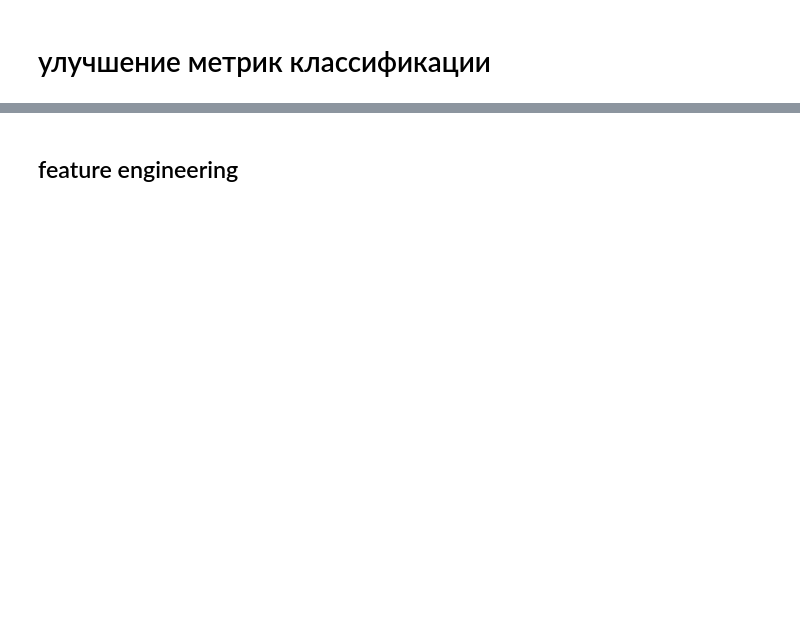
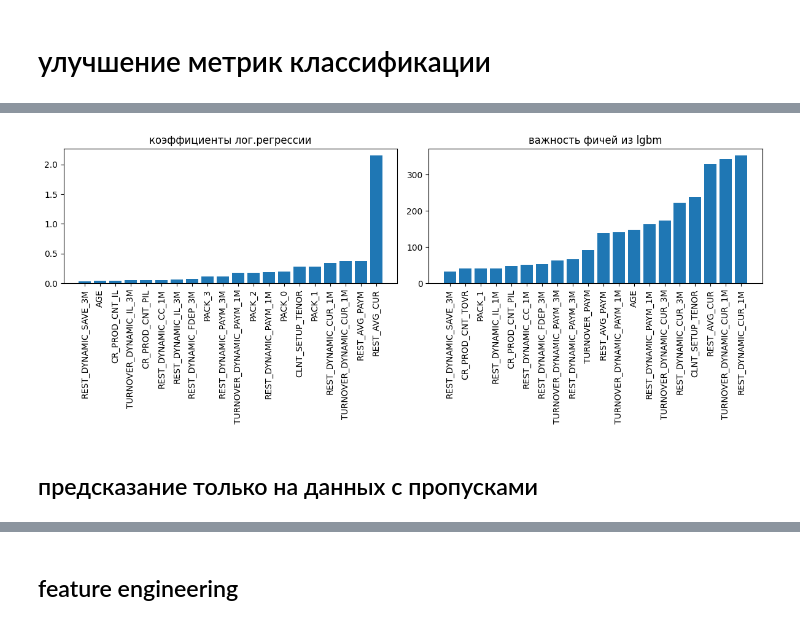
Before and after one commit to ArtemGusenkov/projects, a Jupyter notebook: customer-churn-prediction/notebooks/main.ipynb, the cells around one changed output, grey strips where cells are left out. Drawn from its saved outputs; the diff is of its cells as text; code cells hidden in the pictures; blank space fills up the shorter version.

```diff
--- a/customer-churn-prediction/notebooks/main.ipynb
+++ b/customer-churn-prediction/notebooks/main.ipynb
@@ -94,0 +108,6 @@ ROC AUC: 0.7206533458957938
+# %%
+ppf.feat_plot(lr, lgbm)
+# %% [output]
+[figure, added]
+# %% [markdown]
+## предсказание только на данных c пропусками
```
Also changed, not shown: parts of 31 cells of this notebook.
